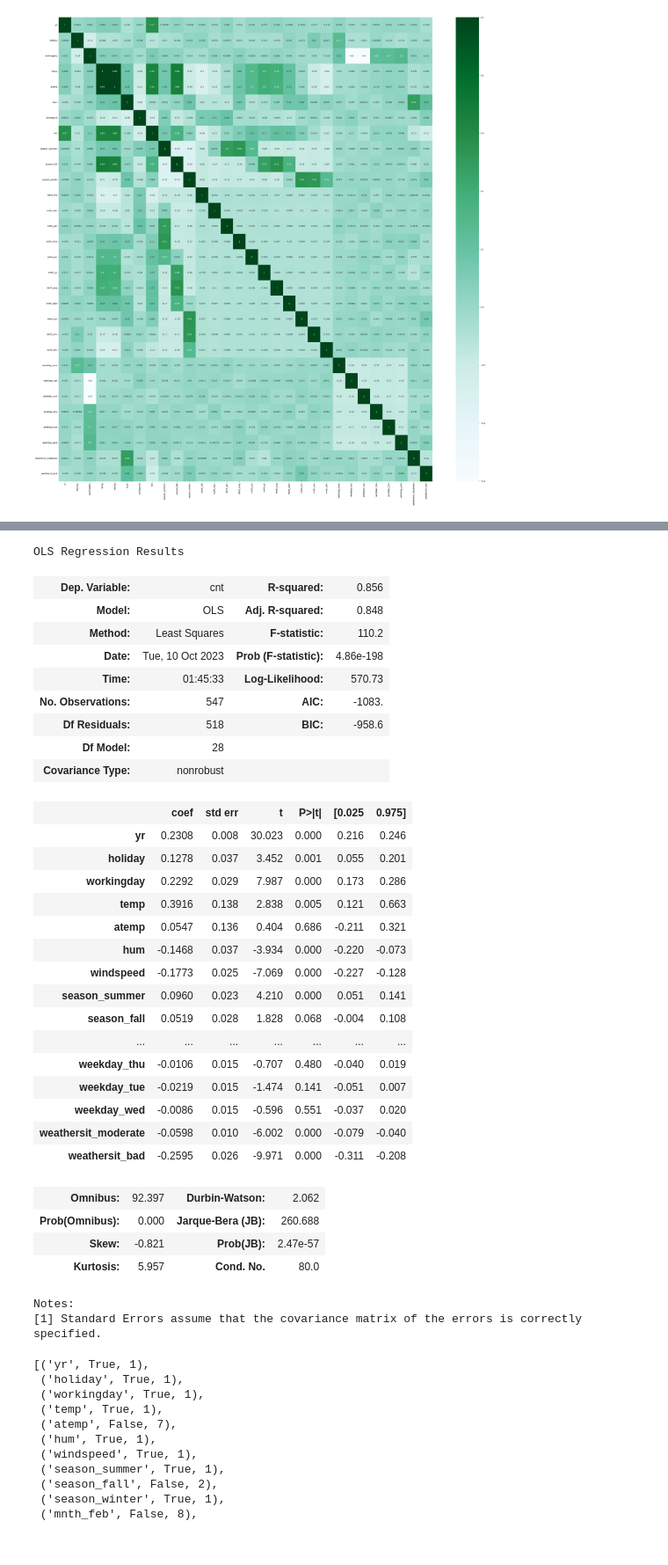
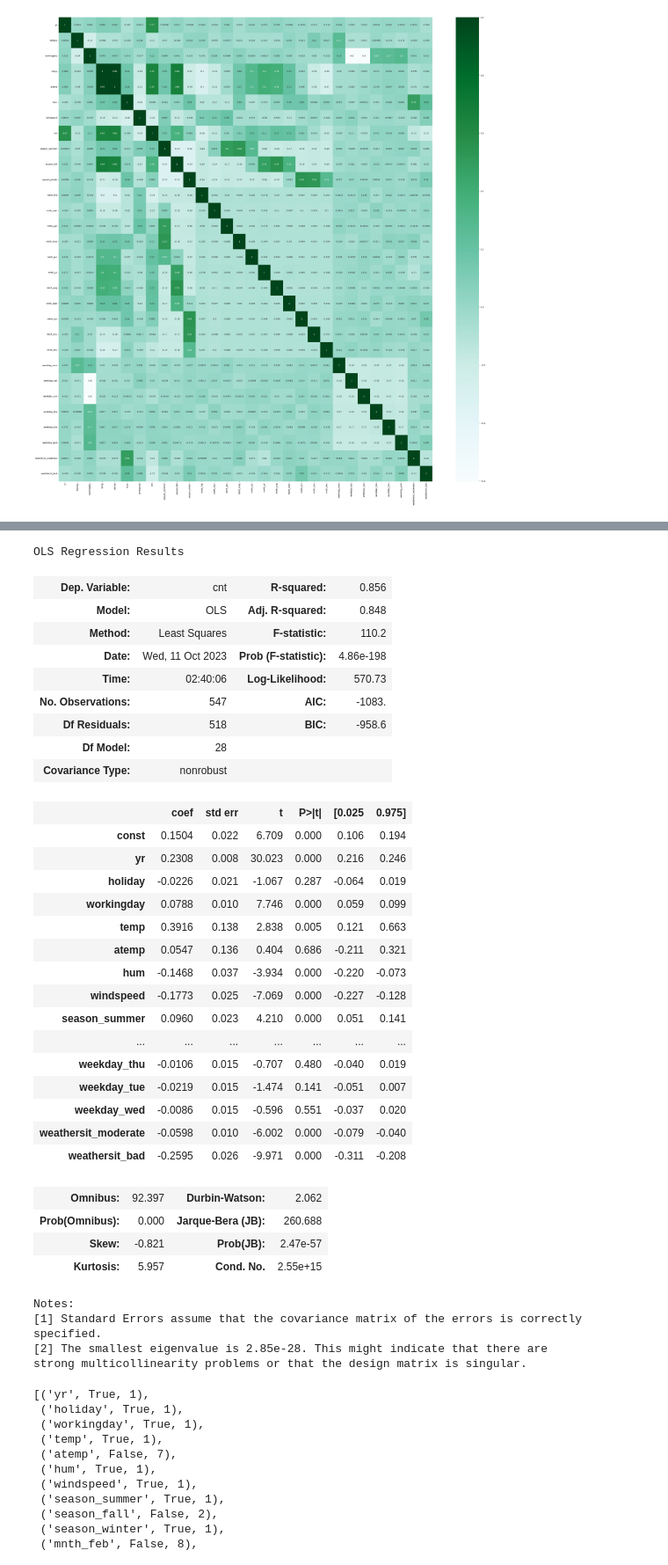
Before and after one commit to kunalsahu/Bike-sharing-assignment, a Jupyter notebook: Bike Sharing Assignment.ipynb, the cells around one changed output, grey strips where cells are left out. Shown at 88% size. Drawn from its saved outputs; the diff is of its cells as text; code cells hidden in the pictures.

```diff
--- a/Bike Sharing Assignment.ipynb
+++ b/Bike Sharing Assignment.ipynb
@@ -483,9 +451,9 @@ X_train=df_train
 # %%
-# building a model with all features:
+# Building a model with all features using statsmodels :
 import statsmodels.api as sm
 X_train_lm = sm.add_constant(X_train)
 
-lr = sm.OLS(y_train, X_train).fit()
+lr1 = sm.OLS(y_train, X_train_lm).fit()
 
-lr.params
+lr1.params
 # %% [output]
@@ -507,28 +475,28 @@ weathersit_moderate   -0.059812
 weathersit_bad        -0.259461
 dtype: float64
 # %%
-lr.summary()
+lr1.summary()
 # %% [output]
 OLS Regression Results
 | Dep. Variable: | cnt | R-squared: | 0.856 |
 | Model: | OLS | Adj. R-squared: | 0.848 |
 | Method: | Least Squares | F-statistic: | 110.2 |
-| Date: | Tue, 10 Oct 2023 | Prob (F-statistic): | 4.86e-198 |
-| Time: | 01:45:33 | Log-Likelihood: | 570.73 |
+| Date: | Wed, 11 Oct 2023 | Prob (F-statistic): | 4.86e-198 |
+| Time: | 02:40:06 | Log-Likelihood: | 570.73 |
 | No. Observations: | 547 | AIC: | -1083. |
 | Df Residuals: | 518 | BIC: | -958.6 |
 | Df Model: | 28 |  |  |
 | Covariance Type: | nonrobust |  |  |
 |  | coef | std err | t | P>|t| | [0.025 | 0.975] |
+| const | 0.1504 | 0.022 | 6.709 | 0.000 | 0.106 | 0.194 |
 | yr | 0.2308 | 0.008 | 30.023 | 0.000 | 0.216 | 0.246 |
-| holiday | 0.1278 | 0.037 | 3.452 | 0.001 | 0.055 | 0.201 |
-| workingday | 0.2292 | 0.029 | 7.987 | 0.000 | 0.173 | 0.286 |
+| holiday | -0.0226 | 0.021 | -1.067 | 0.287 | -0.064 | 0.019 |
+| workingday | 0.0788 | 0.010 | 7.746 | 0.000 | 0.059 | 0.099 |
 | temp | 0.3916 | 0.138 | 2.838 | 0.005 | 0.121 | 0.663 |
 | atemp | 0.0547 | 0.136 | 0.404 | 0.686 | -0.211 | 0.321 |
 | hum | -0.1468 | 0.037 | -3.934 | 0.000 | -0.220 | -0.073 |
 | windspeed | -0.1773 | 0.025 | -7.069 | 0.000 | -0.227 | -0.128 |
 | season_summer | 0.0960 | 0.023 | 4.210 | 0.000 | 0.051 | 0.141 |
-| season_fall | 0.0519 | 0.028 | 1.828 | 0.068 | -0.004 | 0.108 |
 | ... | ... | ... | ... | ... | ... | ... |
 | weekday_thu | -0.0106 | 0.015 | -0.707 | 0.480 | -0.040 | 0.019 |
 | weekday_tue | -0.0219 | 0.015 | -1.474 | 0.141 | -0.051 | 0.007 |
@@ -538,7 +506,9 @@ OLS Regression Results
 | Omnibus: | 92.397 | Durbin-Watson: | 2.062 |
 | Prob(Omnibus): | 0.000 | Jarque-Bera (JB): | 260.688 |
 | Skew: | -0.821 | Prob(JB): | 2.47e-57 |
-| Kurtosis: | 5.957 | Cond. No. | 80.0 |
+| Kurtosis: | 5.957 | Cond. No. | 2.55e+15 |
 Notes:
 [1] Standard Errors assume that the covariance matrix of the errors is correctly specified.
+[2] The smallest eigenvalue is 2.85e-28. This might indicate that there are
+strong multicollinearity problems or that the design matrix is singular.
 # %%
```
Also changed, not shown: parts of 119 cells of this notebook.
